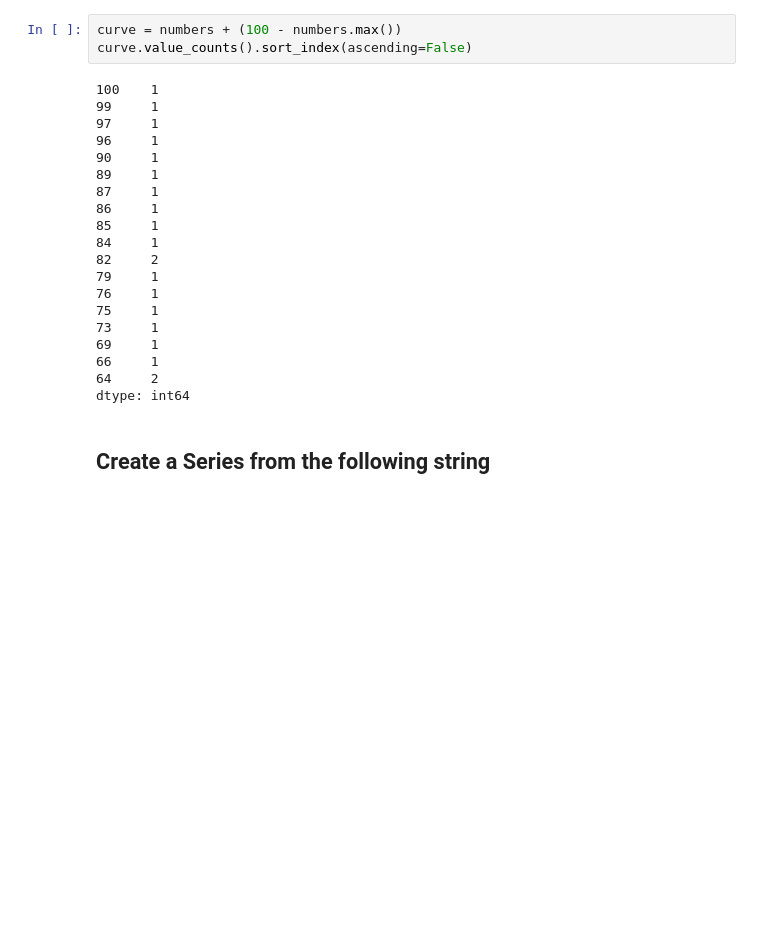
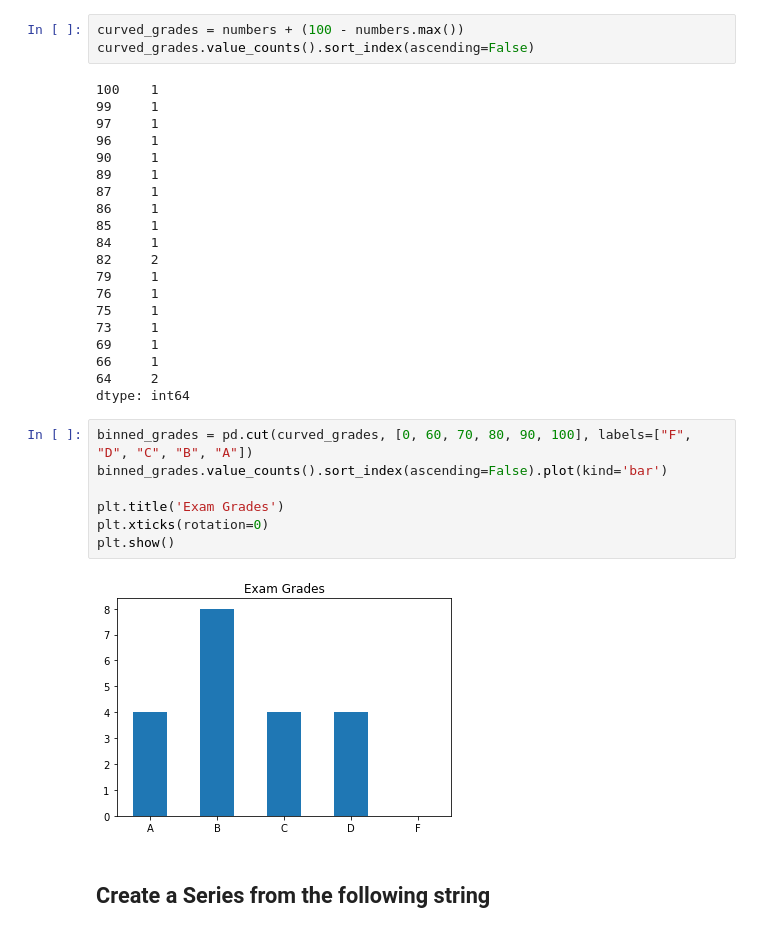
Before and after one commit to faithkane3/codeup_review, a Jupyter notebook: series.ipynb, the cells around one changed output. Cells and saved outputs as stored; diff of their text form; blank space fills up the shorter version.

```diff
--- a/series.ipynb
+++ b/series.ipynb
@@ -799,8 +799,8 @@ C    5
 F    5
 dtype: int64
 # %%
-curve = numbers + (100 - numbers.max())
-curve.value_counts().sort_index(ascending=False)
+curved_grades = numbers + (100 - numbers.max())
+curved_grades.value_counts().sort_index(ascending=False)
 # %% [output]
 100    1
 99     1
@@ -821,6 +821,15 @@ curve.value_counts().sort_index(ascending=False)
 66     1
 64     2
 dtype: int64
+# %%
+binned_grades = pd.cut(curved_grades, [0, 60, 70, 80, 90, 100], labels=["F", "D", "C", "B", "A"])
+binned_grades.value_counts().sort_index(ascending=False).plot(kind='bar')
+
+plt.title('Exam Grades')
+plt.xticks(rotation=0)
+plt.show()
+# %% [output]
+[figure, added]
 # %% [markdown]
 ## Create a Series from the following string
 # %%
```
Also changed, not shown: parts of 1 cell of this notebook, 1 other file.
